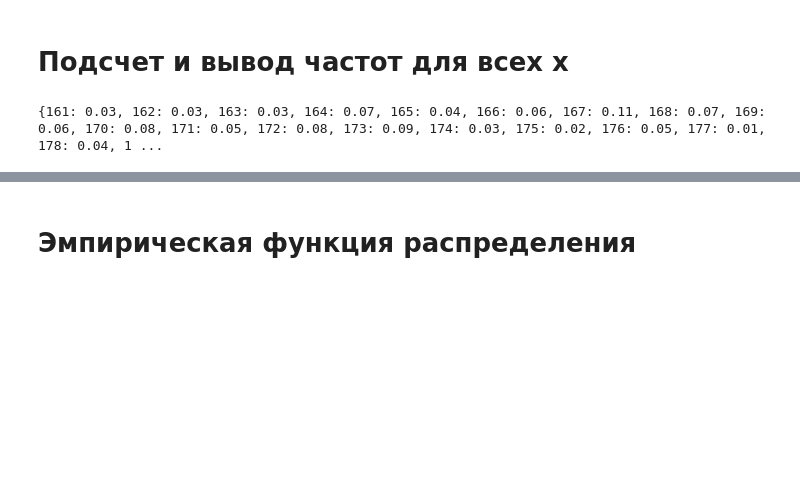
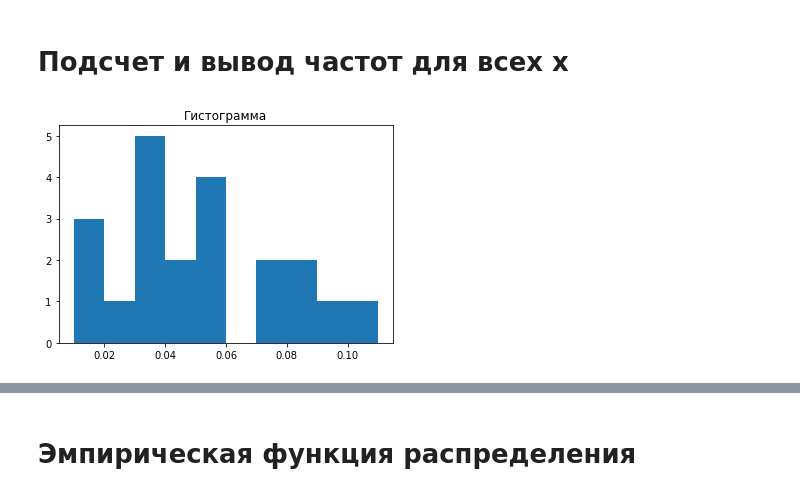
Before and after one commit to nikita-potashev/Python-for-kids, a Jupyter notebook: EasyDataScience/DataAnalyzer.ipynb, the cells around one changed output, grey strips where cells are left out. Drawn from its saved outputs; the diff is of its cells as text; code cells hidden in the pictures; blank space fills up the shorter version.

```diff
--- a/EasyDataScience/DataAnalyzer.ipynb
+++ b/EasyDataScience/DataAnalyzer.ipynb
@@ -21,8 +52,12 @@ data.head()
 # %% [markdown]
 # Подсчет и вывод частот для всех x
 # %%
-c = Counter(data['X'])
-data_freq={k: v/100.0 for k, v in c.items()}
-print(data_freq)
+all_counter = Counter(data['X'])
+all_freq={k: v/100.0 for k, v in all_counter.items()}
+keys=all_freq.keys()
+values=all_freq.values()
+plt.hist(list(values))
+plt.title('Гистограмма')
+plt.show()
 # %% [output]
-{161: 0.03, 162: 0.03, 163: 0.03, 164: 0.07, 165: 0.04, 166: 0.06, 167: 0.11, 168: 0.07, 169: 0.06, 170: 0.08, 171: 0.05, 172: 0.08, 173: 0.09, 174: 0.03, 175: 0.02, 176: 0.05, 177: 0.01, 178: 0.04, 1 ...
+[figure, added]
```
Also changed, not shown: parts of 17 cells of this notebook.
